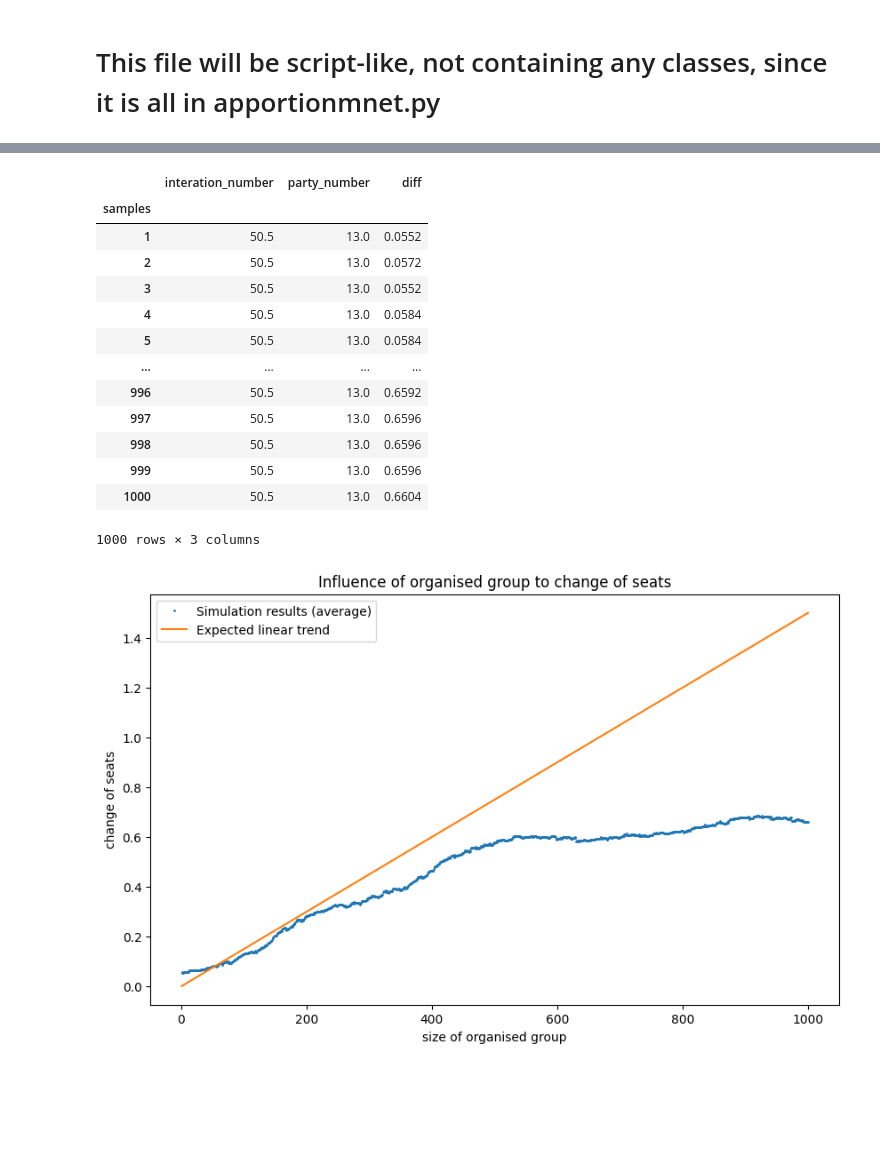
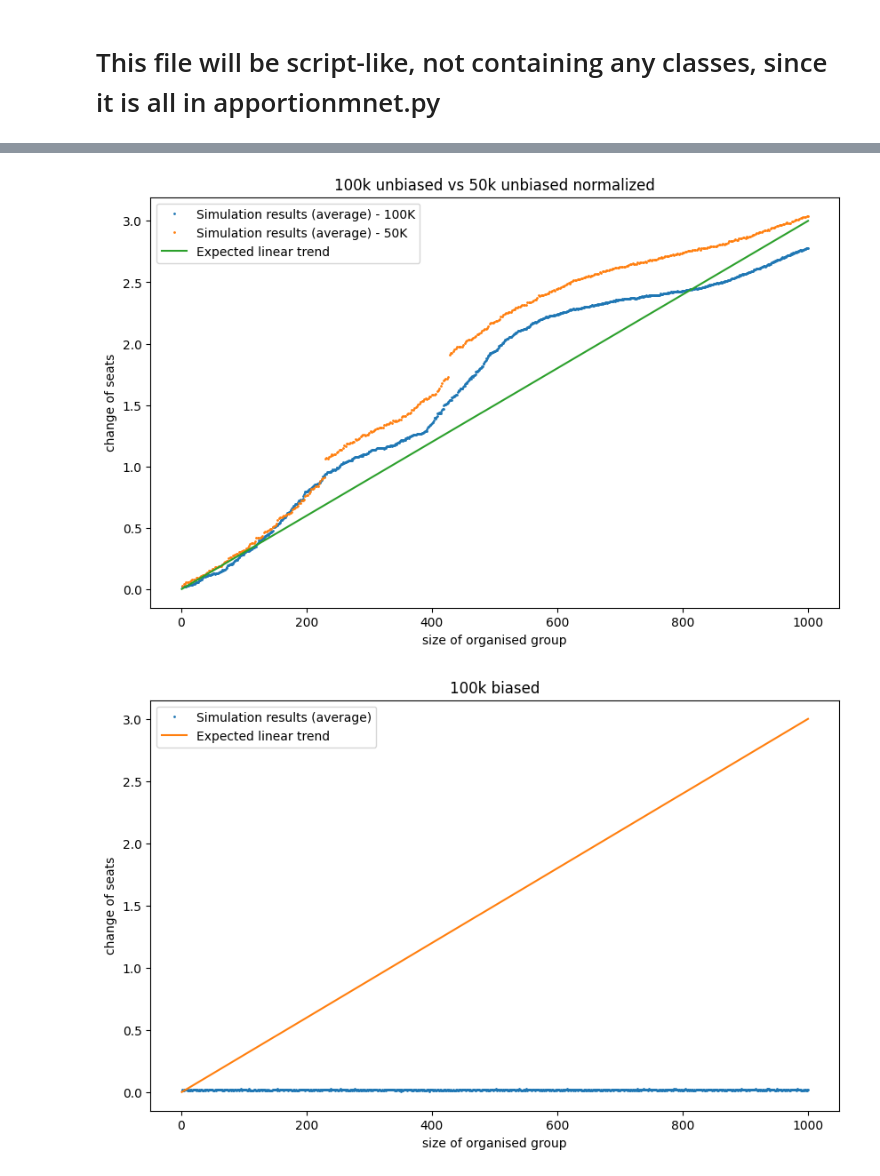
Before and after one commit to JnKamas/bc-praca, a Jupyter notebook: solution.ipynb, the cells around one changed output, grey strips where cells are left out. Saved outputs shown, nothing was run; the diff lists cells and outputs as text; code cells hidden in the pictures; blank space fills up the shorter version.

```diff
--- a/solution.ipynb
+++ b/solution.ipynb
@@ -62,37 +114,56 @@ Time: 47.11570858955383 seconds.
+# %%
+df = pd.read_csv('oldtest3.csv')
+dfo = pd.read_csv('oldtest4.csv')
+
+grouped_df = df.groupby('samples').mean()
+grouped_dfo = dfo.groupby('samples').mean()
+
+plt.figure(figsize=(10, 6))
+
+x_values = grouped_df.index
+y_values = grouped_df['diff']
+
+plt.plot(x_values, y_values, 'o', markersize=1, label='Simulation results (average) - 100K')
+
+x_values = grouped_dfo.index * 2
+y_values = grouped_dfo['diff']
+
+plt.plot(x_values, y_values, 'o', markersize=1, label='Simulation results (average) - 50K')
+
+x = np.arange(1, 1001)
+y = (3/1000) * x
+
+plt.plot(x, y, label='Expected linear trend')
+plt.xlabel('size of organised group')
+plt.ylabel('change of seats')
+plt.title('100k unbiased vs 50k unbiased normalized')
+
+plt.legend()
+plt.show()
+# %% [output]
+[figure, added]
 # %%
+# THIS IS A PROBLEM I NEED TO SOLVE
+df = pd.read_csv('oldtestA1.csv')
+
 grouped_df = df.groupby('samples').mean()
-display(grouped_df)
 
 plt.figure(figsize=(10, 6))
 
 x_values = grouped_df.index
 y_values = grouped_df['diff']
 
 plt.plot(x_values, y_values, 'o', markersize=1, label='Simulation results (average)')
 
 x = np.arange(1, 1001)
-y = (3/2000) * x
+y = (3/1000) * x
 
 plt.plot(x, y, label='Expected linear trend')
 plt.xlabel('size of organised group')
 plt.ylabel('change of seats')
-plt.title('Influence of organised group to change of seats')
+plt.title('100k biased')
 
 plt.legend()
 plt.show()
 # %% [output]
-|  | interation_number | party_number | diff |
-| samples |  |  |  |
-| 1 | 50.5 | 13.0 | 0.0552 |
-| 2 | 50.5 | 13.0 | 0.0572 |
-| 3 | 50.5 | 13.0 | 0.0552 |
-| 4 | 50.5 | 13.0 | 0.0584 |
-| 5 | 50.5 | 13.0 | 0.0584 |
-| ... | ... | ... | ... |
-| 996 | 50.5 | 13.0 | 0.6592 |
-| 997 | 50.5 | 13.0 | 0.6596 |
-| 998 | 50.5 | 13.0 | 0.6596 |
-| 999 | 50.5 | 13.0 | 0.6596 |
-| 1000 | 50.5 | 13.0 | 0.6604 |
-1000 rows × 3 columns
-[figure, old version]
+[figure, new version]
```
Also changed, not shown: parts of 8 cells of this notebook, 9 other files.
